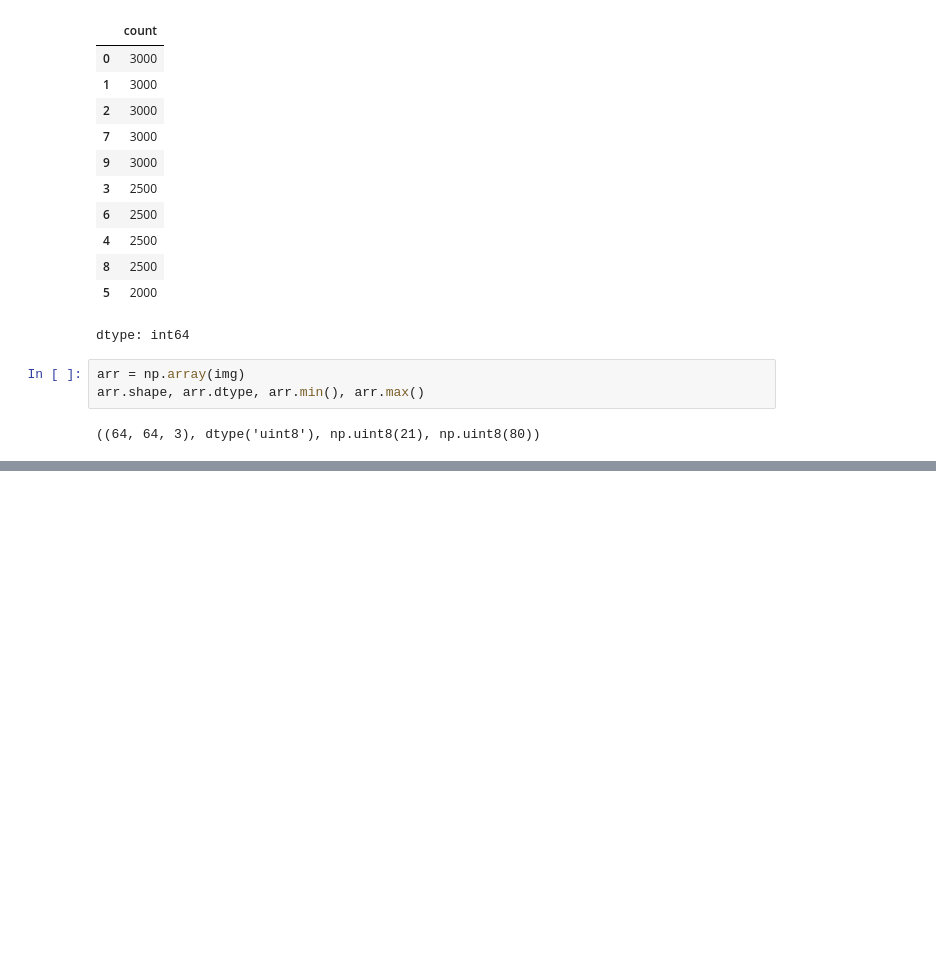
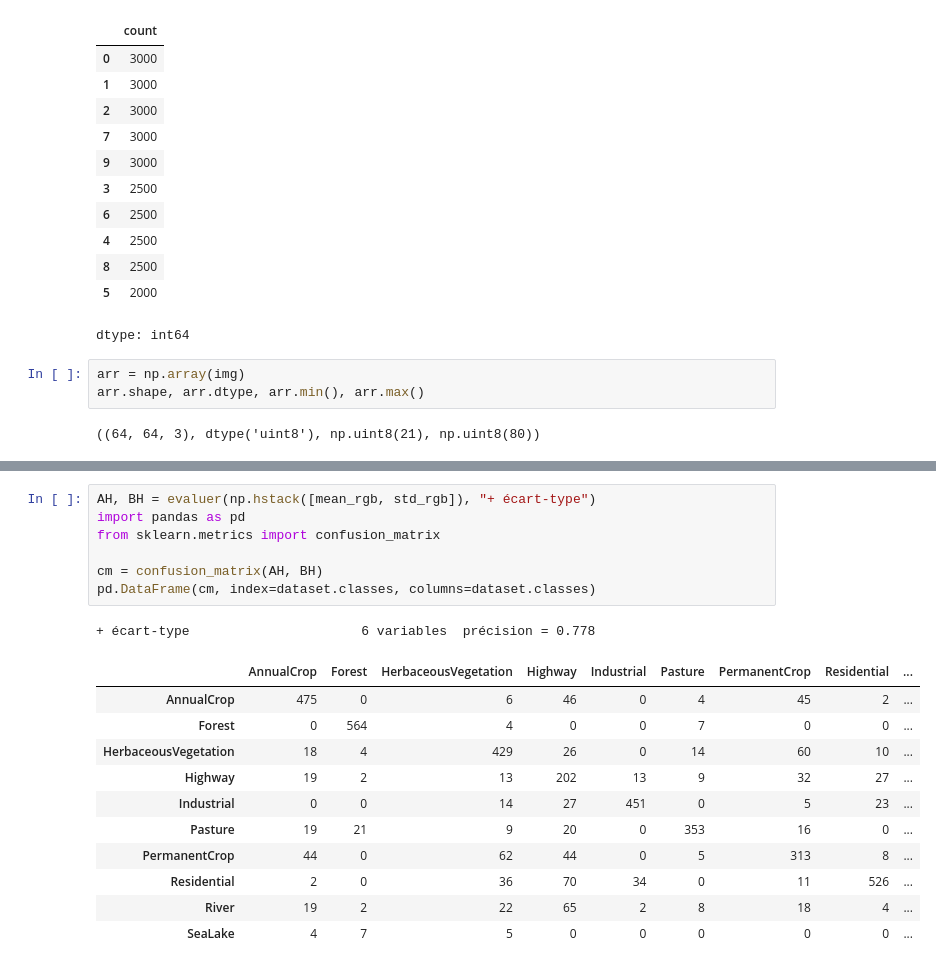
Before and after one commit to WilouCoding/eurosat-classification, a Jupyter notebook: notebooks/01_exploration.ipynb, the cells around one changed output, grey strips where cells are left out. Cells and saved outputs as stored; diff of their text form; blank space fills up the shorter version.

```diff
--- a/notebooks/01_exploration.ipynb
+++ b/notebooks/01_exploration.ipynb
@@ -62,0 +129,20 @@ array([24.21533203, 41.50073242, 67.13061523])
+# %%
+AH, BH = evaluer(np.hstack([mean_rgb, std_rgb]), "+ écart-type")
+import pandas as pd
+from sklearn.metrics import confusion_matrix
+
+cm = confusion_matrix(AH, BH)
+pd.DataFrame(cm, index=dataset.classes, columns=dataset.classes)
+# %% [output]
++ écart-type                      6 variables  précision = 0.778
+|  | AnnualCrop | Forest | HerbaceousVegetation | Highway | Industrial | Pasture | PermanentCrop | Residential | ... |
+| AnnualCrop | 475 | 0 | 6 | 46 | 0 | 4 | 45 | 2 | ... |
+| Forest | 0 | 564 | 4 | 0 | 0 | 7 | 0 | 0 | ... |
+| HerbaceousVegetation | 18 | 4 | 429 | 26 | 0 | 14 | 60 | 10 | ... |
+| Highway | 19 | 2 | 13 | 202 | 13 | 9 | 32 | 27 | ... |
+| Industrial | 0 | 0 | 14 | 27 | 451 | 0 | 5 | 23 | ... |
+| Pasture | 19 | 21 | 9 | 20 | 0 | 353 | 16 | 0 | ... |
+| PermanentCrop | 44 | 0 | 62 | 44 | 0 | 5 | 313 | 8 | ... |
+| Residential | 2 | 0 | 36 | 70 | 34 | 0 | 11 | 526 | ... |
+| River | 19 | 2 | 22 | 65 | 2 | 8 | 18 | 4 | ... |
+| SeaLake | 4 | 7 | 5 | 0 | 0 | 0 | 0 | 0 | ... |
```
Also changed, not shown: parts of 17 cells of this notebook, 1 other file.
